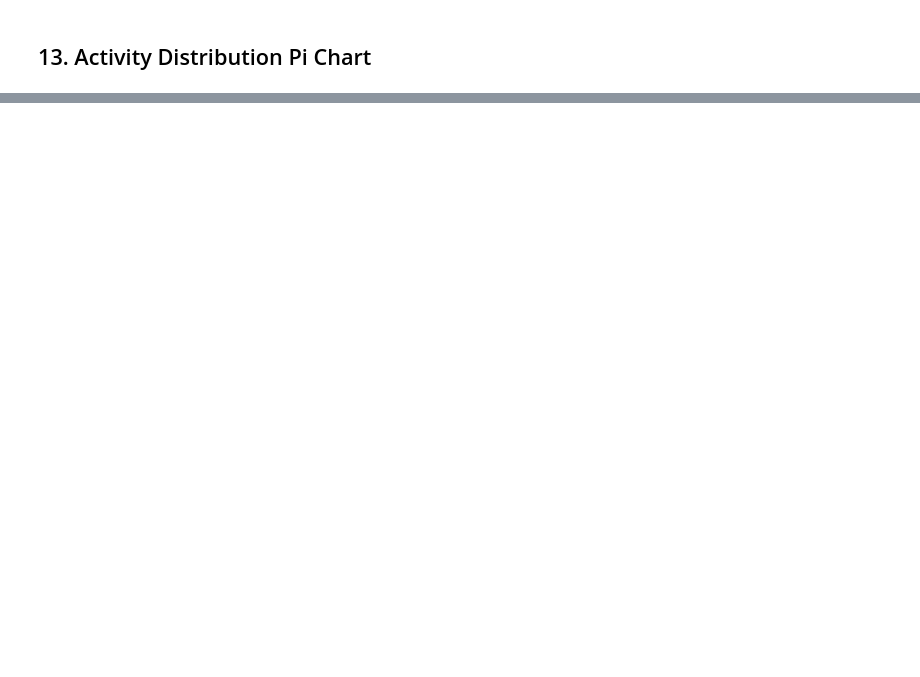
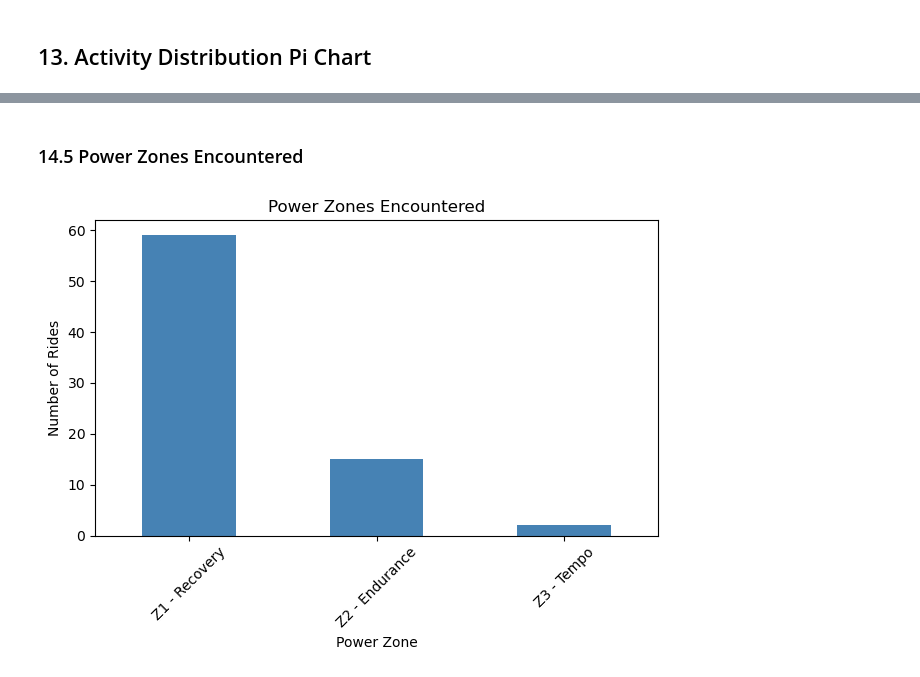
Before and after one commit to jbierowiec/MyWorkoutActivityDataProject, a Jupyter notebook: strava_analysis.ipynb, the cells around one changed output, grey strips where cells are left out. Cells and saved outputs as stored; diff of their text form; code cells hidden in the pictures; blank space fills up the shorter version.

```diff
--- a/strava_analysis.ipynb
+++ b/strava_analysis.ipynb
@@ -574,0 +698,12 @@ plt.show()
+# %% [markdown]
+### 14.5 Power Zones Encountered
+# %%
+zone_counts_per_ride.plot(kind='bar', color='steelblue', title="Power Zones Encountered")
+plt.xlabel("Power Zone")
+plt.ylabel("Number of Rides")
+plt.xticks(rotation=45)
+plt.tight_layout()
+plt.savefig(plots_dir / "power_zone_frequency.png")
+plt.show()
+# %% [output]
+[figure, added]
```
Also changed, not shown: parts of 29 cells of this notebook, 22 other files.
